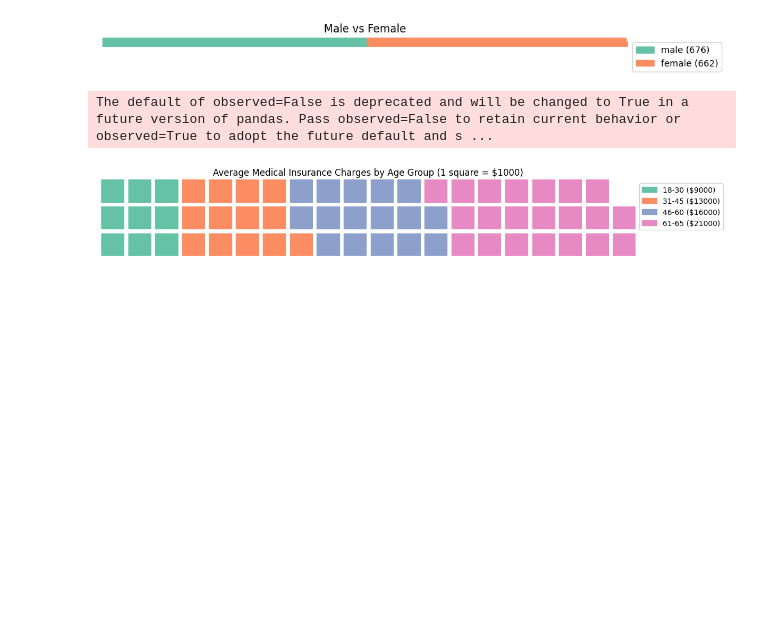
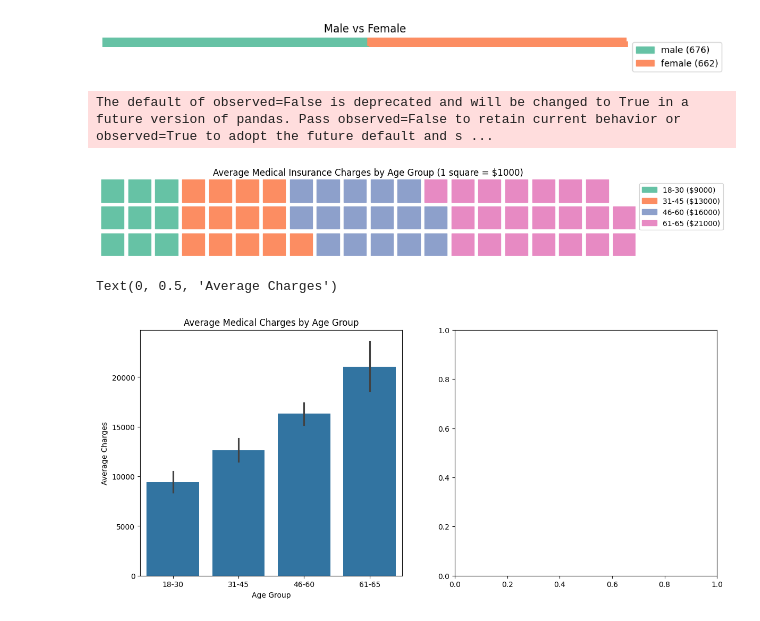
Before and after one commit to teena496/Medical-Insurance-Data-Visualization, a Jupyter notebook: Medical_Cost_Personal.ipynb, the cells around one changed output. Saved outputs shown, nothing was run; the diff lists cells and outputs as text; code cells hidden in the pictures; blank space fills up the shorter version.

Commit message:
Create barplot average medical charges

```diff
--- a/Medical_Cost_Personal.ipynb
+++ b/Medical_Cost_Personal.ipynb
@@ -426,3 +434,15 @@ plt.show()
 # %% [output]
 The default of observed=False is deprecated and will be changed to True in a future version of pandas. Pass observed=False to retain current behavior or observed=True to adopt the future default and s ...
 [figure]
+# %%
+# Create a figure with two subplots
+fig, axes = plt.subplots(1, 2, figsize=(14, 6))
+
+# Barplot: average medical charges
+sns.barplot(x='age_group', y='charges', data=df, estimator='mean', ax=axes[0])
+axes[0].set_title("Average Medical Charges by Age Group")
+axes[0].set_xlabel("Age Group")
+axes[0].set_ylabel("Average Charges")
+# %% [output]
+Text(0, 0.5, 'Average Charges')
+[figure, added]
```
Also changed, not shown: parts of 3 cells of this notebook.
